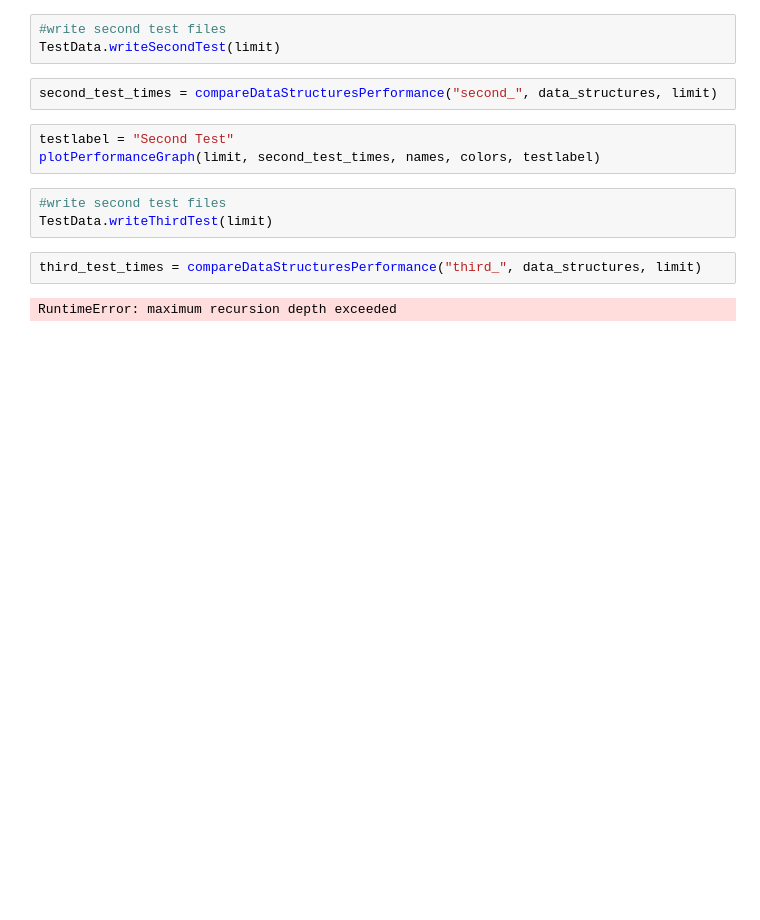
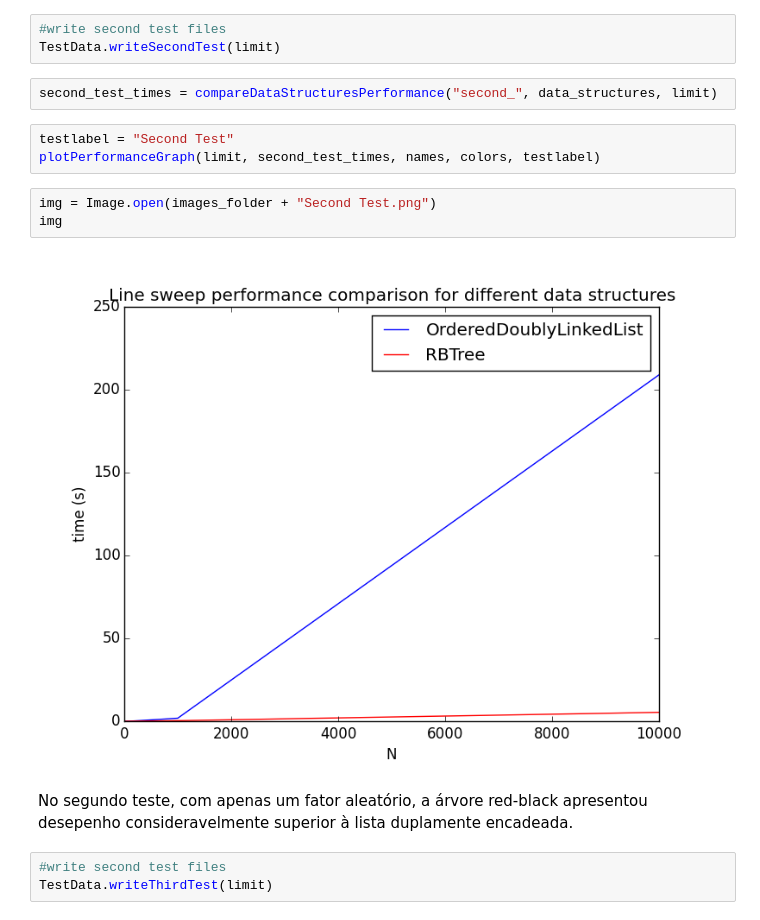
Before and after one commit to hallpaz/Algorithms-Course-IMPA-2015, a Jupyter notebook: assignments/intersection/intersection_report.ipynb, the cells around one changed output. Drawn from its saved outputs; the diff is of its cells as text; blank space fills up the shorter version.

```diff
--- a/assignments/intersection/intersection_report.ipynb
+++ b/assignments/intersection/intersection_report.ipynb
@@ -50,10 +45,13 @@ second_test_times = compareDataStructuresPerformance("second_", data_structures,
 # %%
 testlabel = "Second Test"
 plotPerformanceGraph(limit, second_test_times, names, colors, testlabel)
+# %%
+img = Image.open(images_folder + "Second Test.png")
+img
+# %% [output]
+[figure, added]
+# %% [markdown]
+No segundo teste, com apenas um fator aleatório, a árvore red-black apresentou desepenho consideravelmente superior à lista duplamente encadeada.
 # %%
 #write second test files
 TestData.writeThirdTest(limit)
-# %%
-third_test_times = compareDataStructuresPerformance("third_", data_structures, limit)
-# %% [output]
-RuntimeError: maximum recursion depth exceeded
```
Also changed, not shown: parts of 12 cells of this notebook, 9 other files.
